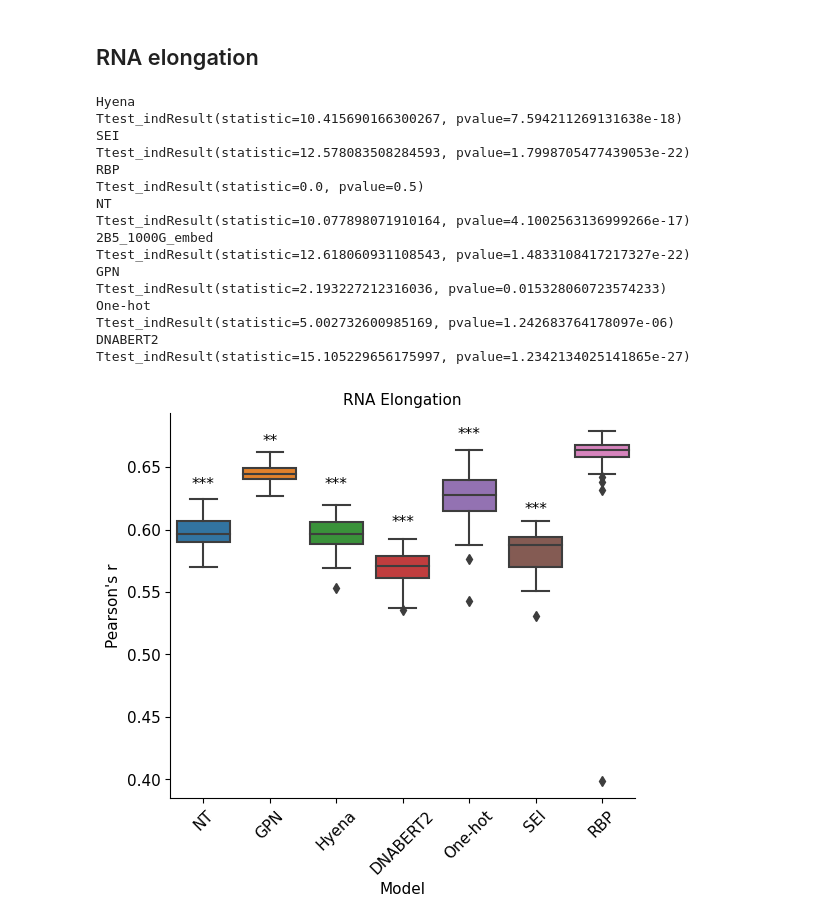
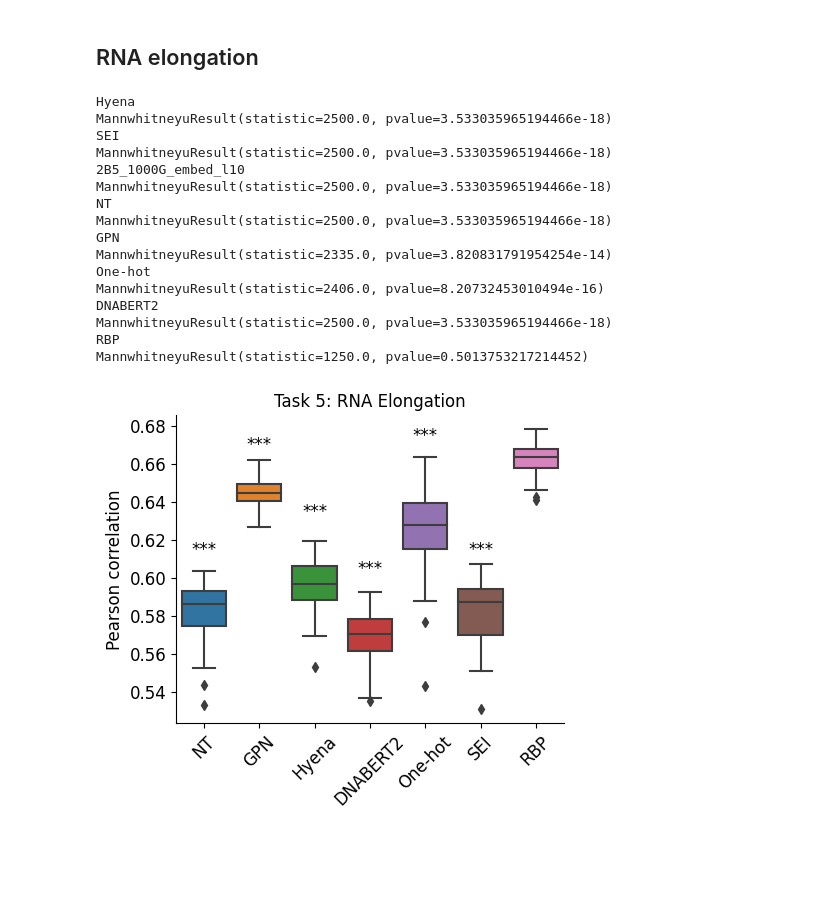
Before and after one commit to amberT15/LLM_eval, a Jupyter notebook: figure/Perf_figure.ipynb, the cells around one changed output. Saved outputs shown, nothing was run; the diff lists cells and outputs as text; code cells hidden in the pictures; blank space fills up the shorter version.

```diff
--- a/figure/Perf_figure.ipynb
+++ b/figure/Perf_figure.ipynb
@@ -8,5 +8,7 @@ from scipy import stats
 import matplotlib
 import glob
 import os
+from matplotlib.lines import Line2D
+fontsize = 12
 # %% [markdown]
 ## Lenti MPRA
@@ -44,4 +259,0 @@ plt.savefig('./lenti.svg')
-# %%
-## Bar plot ?
-df = pd.read_csv('../CAGI/result.csv')
-plot_df = pd.melt(df,id_vars=['Model'],value_vars=['HepG2', 'K562'])
@@ -138,50 +396,50 @@ df1 = df1.replace({'hyena_embed': 'Hyena'})
 df1 = df1.replace({'sei_embed': 'SEI'})
 df1 = df1.replace({'rbp_embed': 'RBP'})
 df1 = df1.replace({'gpn_human_embed': 'GPN'})
-df1 = df1.replace({'2B5_1000G_embed_l10': 'NT'})
+df1 = df1.replace({'2B5_1000G_embed': 'NT'})
 df1 = df1.replace({'insert_dataset':'One-hot'})
 df1 = df1.replace({'dnabert_embed': 'DNABERT2'})
 # %%
 ## P value calculation
 for model_name in df1['Input Data'].unique():
     print(model_name)
-    p_value = stats.ttest_ind(df1[df1['Input Data'] == 'RBP']['Prediction Pearson R'],
+    p_value = stats.mannwhitneyu(df1[df1['Input Data'] == 'RBP']['Prediction Pearson R'],
                                 df1[df1['Input Data'] == model_name]['Prediction Pearson R'],alternative='greater')
     print(p_value)
 # %% [output]
 Hyena
-Ttest_indResult(statistic=10.415690166300267, pvalue=7.594211269131638e-18)
+MannwhitneyuResult(statistic=2500.0, pvalue=3.533035965194466e-18)
 SEI
-Ttest_indResult(statistic=12.578083508284593, pvalue=1.7998705477439053e-22)
+MannwhitneyuResult(statistic=2500.0, pvalue=3.533035965194466e-18)
+2B5_1000G_embed_l10
+MannwhitneyuResult(statistic=2500.0, pvalue=3.533035965194466e-18)
+NT
+MannwhitneyuResult(statistic=2500.0, pvalue=3.533035965194466e-18)
+GPN
+MannwhitneyuResult(statistic=2335.0, pvalue=3.820831791954254e-14)
+One-hot
+MannwhitneyuResult(statistic=2406.0, pvalue=8.20732453010494e-16)
+DNABERT2
+MannwhitneyuResult(statistic=2500.0, pvalue=3.533035965194466e-18)
 RBP
-Ttest_indResult(statistic=0.0, pvalue=0.5)
-NT
-Ttest_indResult(statistic=10.077898071910164, pvalue=4.1002563136999266e-17)
-2B5_1000G_embed
-Ttest_indResult(statistic=12.618060931108543, pvalue=1.4833108417217327e-22)
-GPN
-Ttest_indResult(statistic=2.193227212316036, pvalue=0.015328060723574233)
-One-hot
-Ttest_indResult(statistic=5.002732600985169, pvalue=1.242683764178097e-06)
-DNABERT2
-Ttest_indResult(statistic=15.105229656175997, pvalue=1.2342134025141865e-27)
+MannwhitneyuResult(statistic=1250.0, pvalue=0.5013753217214452)
 # %%
-fig, ax = plt.subplots(figsize=(6,5))
+fig, ax = plt.subplots(figsize=(5,4))
 sns.boxplot(df1,x='Input Data',y= 'Prediction Pearson R', ax = ax,order = ['NT','GPN','Hyena','DNABERT2','One-hot','SEI','RBP'])
 ax.spines['right'].set_visible(False)
 ax.spines['top'].set_visible(False)
-plt.ylabel("Pearson's r",fontsize=11)
-plt.xlabel("Model",fontsize=11)
-plt.title('RNA Elongation',fontsize=11)
+plt.ylabel("Pearson correlation",fontsize=fontsize)
+plt.xlabel("",fontsize=fontsize)
+plt.title('Task 5: RNA Elongation',fontsize=fontsize)
 ax.grid(False)
-plt.yticks(fontsize=11);
-plt.xticks(fontsize=11,rotation=45);
-plt.text(0, 0.63, "***", ha='center', va='bottom', color='k', fontsize=11)
-plt.text(1, 0.665, "**", ha='center', va='bottom', color='k', fontsize=11)
-plt.text(2, 0.63, "***", ha='center', va='bottom', color='k', fontsize=11)
-plt.text(3, 0.60, "***", ha='center', va='bottom', color='k', fontsize=11)
-plt.text(4, 0.67, "***", ha='center', va='bottom', color='k', fontsize=11)
-plt.text(5, 0.61, "***", ha='center', va='bottom', color='k', fontsize=11)
+plt.yticks(fontsize=fontsize);
+plt.xticks(fontsize=fontsize,rotation=45);
+plt.text(0, 0.61, "***", ha='center', va='bottom', color='k', fontsize=fontsize)
+plt.text(1, 0.665, "***", ha='center', va='bottom', color='k', fontsize=fontsize)
+plt.text(2, 0.63, "***", ha='center', va='bottom', color='k', fontsize=fontsize)
+plt.text(3, 0.60, "***", ha='center', va='bottom', color='k', fontsize=fontsize)
+plt.text(4, 0.67, "***", ha='center', va='bottom', color='k', fontsize=fontsize)
+plt.text(5, 0.61, "***", ha='center', va='bottom', color='k', fontsize=fontsize)
 plt.savefig('./insert.svg')
 # %% [output]
-[figure, old version]
+[figure, new version]
```
Also changed, not shown: parts of 20 cells of this notebook, 27 other files.
